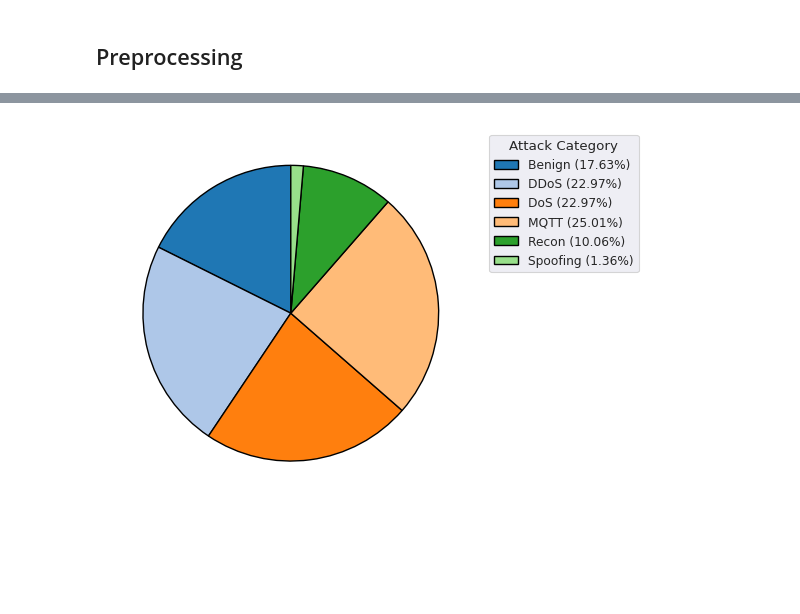
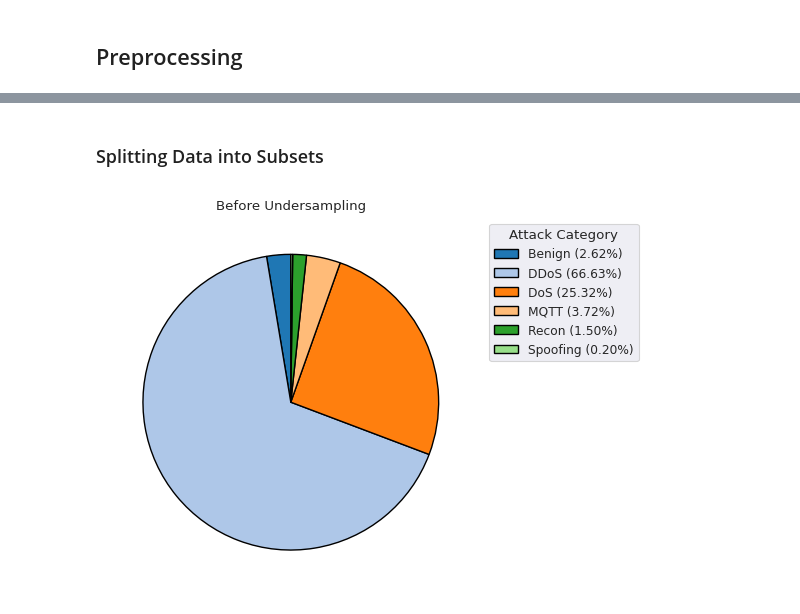
Before and after one commit to sssspppuud/Network-Intrusion-Detection-System-with-Explainable-Deep-Learning, a Jupyter notebook: Code/main.ipynb, the cells around one changed output, grey strips where cells are left out. Saved outputs shown, nothing was run; the diff lists cells and outputs as text; code cells hidden in the pictures; blank space fills up the shorter version.

```diff
--- a/Code/main.ipynb
+++ b/Code/main.ipynb
@@ -293,0 +339,9 @@ y = df.select("Category").to_series().to_numpy()
+# %% [markdown]
+### Splitting Data into Subsets
+# %%
+X_train_val, X_test, y_train_val, y_test = train_test_split(
+    X, y, test_size=0.2, random_state=0, stratify=y
+)
+X_train, X_val, y_train, y_val = train_test_split(
+    X_train_val, y_train_val, test_size=0.1, random_state=0, stratify=y_train_val
+)
@@ -294,3 +350,5 @@ y = df.select("Category").to_series().to_numpy()
 # %%
-sampling_strategy={"DDoS": 300_000, "DoS": 300_000}
+plot_breakdown_pie(pl.DataFrame({"Category": y_train}), "Before Undersampling")
+# %% [output]
+[figure, added]
 # %%
@@ -305,38 +356,0 @@ del df, X, y # Clearing some memory
-# %%
-def plot_breakdown_pie_resampled(data):
-    target_column = "Category"
-    attack_counts = data.group_by(target_column).len().sort(target_column)
-    attack_counts = attack_counts.to_pandas()
-    attack_counts.columns = [target_column, "Count"]
-
-    attack_counts = attack_counts.set_index(target_column)["Count"]
-    total_count = attack_counts.sum()
-    percentages = (attack_counts / total_count) * 100
-    slices = attack_counts.values
-    labels = attack_counts.index
-
-    fig, ax = plt.subplots()
-    colours = sns.color_palette("tab20", len(labels))
-    plt.pie(
-        slices,  # pyright: ignore[reportArgumentType]
-        wedgeprops=dict(edgecolor="black", linewidth=1),
-        textprops=dict(color="white", fontsize=10),
-        startangle=90,
-        colors=colours,
-    )
-
-    legend_labels = [
-        f"{label} ({percentage:.2f}%)"
-        for label, percentage in zip(labels, percentages)
-    ]
-    ax.legend(
-        legend_labels,
-        title=f"Attack {target_column}",
-        loc="upper left",
-        bbox_to_anchor=(1.02, 1.0),
-    )
-
-    plt.gca().set_aspect("equal")
-plot_breakdown_pie_resampled(df_resampled)
-# %% [output]
-[figure, removed]
```
Also changed, not shown: parts of 36 cells of this notebook.
